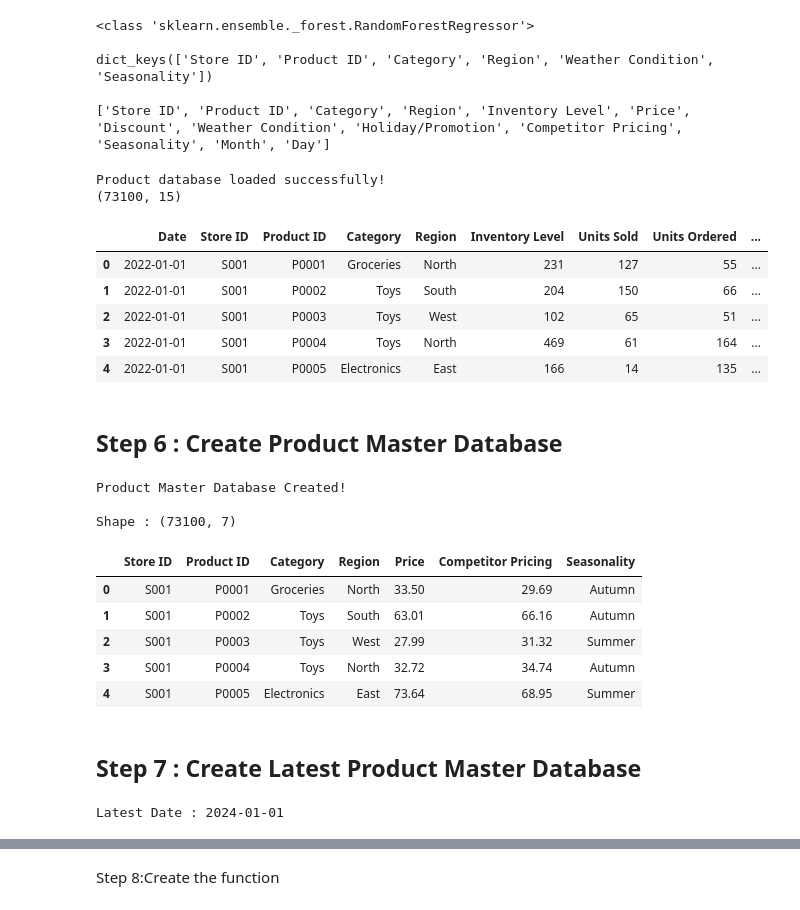
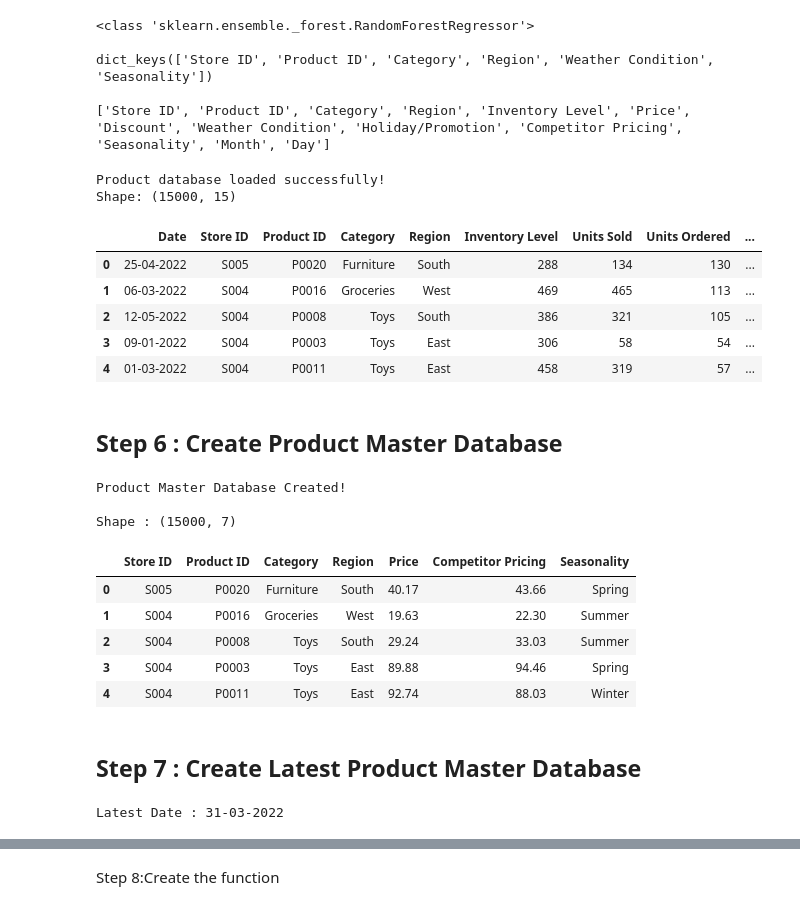
Before and after one commit to kusumamg/AI-Retail-Inventory-Intelligence-System, a Jupyter notebook: Project_files/Notebooks/02_AI_Retail_Inventory_Intelligence_System.ipynb, the cells around one changed output, grey strips where cells are left out. Cells and saved outputs as stored; diff of their text form; code cells hidden in the pictures.

```diff
--- a/Project_files/Notebooks/02_AI_Retail_Inventory_Intelligence_System.ipynb
+++ b/Project_files/Notebooks/02_AI_Retail_Inventory_Intelligence_System.ipynb
@@ -69,28 +72,29 @@ dict_keys(['Store ID', 'Product ID', 'Category', 'Region', 'Weather Condition',
 # %%
 ## Step 5 : Load Product Database
 # %%
-# Load original dataset
+import pandas as pd
 
-dataset_path = "/content/drive/MyDrive/Retail_Inventory_Project/Dataset/archive.zip"
+# Load the dataset
+dataset_path = "../Dataset/retail_inventory_15000.csv"
 
 products_df = pd.read_csv(
     dataset_path,
-    compression="zip"
+    dayfirst=True
 )
 
 print("Product database loaded successfully!")
-print(products_df.shape)
+print("Shape:", products_df.shape)
 
 products_df.head()
 # %% [output]
 Product database loaded successfully!
-(73100, 15)
+Shape: (15000, 15)
 |  | Date | Store ID | Product ID | Category | Region | Inventory Level | Units Sold | Units Ordered | ... |
-| 0 | 2022-01-01 | S001 | P0001 | Groceries | North | 231 | 127 | 55 | ... |
-| 1 | 2022-01-01 | S001 | P0002 | Toys | South | 204 | 150 | 66 | ... |
-| 2 | 2022-01-01 | S001 | P0003 | Toys | West | 102 | 65 | 51 | ... |
-| 3 | 2022-01-01 | S001 | P0004 | Toys | North | 469 | 61 | 164 | ... |
-| 4 | 2022-01-01 | S001 | P0005 | Electronics | East | 166 | 14 | 135 | ... |
+| 0 | 25-04-2022 | S005 | P0020 | Furniture | South | 288 | 134 | 130 | ... |
+| 1 | 06-03-2022 | S004 | P0016 | Groceries | West | 469 | 465 | 113 | ... |
+| 2 | 12-05-2022 | S004 | P0008 | Toys | South | 386 | 321 | 105 | ... |
+| 3 | 09-01-2022 | S004 | P0003 | Toys | East | 306 | 58 | 54 | ... |
+| 4 | 01-03-2022 | S004 | P0011 | Toys | East | 458 | 319 | 57 | ... |
 # %% [markdown]
 ## Step 6 : Create Product Master Database
 # %%
@@ -120,13 +124,13 @@ product_master.head()
 # %% [output]
 Product Master Database Created!
 
-Shape : (73100, 7)
+Shape : (15000, 7)
 |  | Store ID | Product ID | Category | Region | Price | Competitor Pricing | Seasonality |
-| 0 | S001 | P0001 | Groceries | North | 33.50 | 29.69 | Autumn |
-| 1 | S001 | P0002 | Toys | South | 63.01 | 66.16 | Autumn |
-| 2 | S001 | P0003 | Toys | West | 27.99 | 31.32 | Summer |
-| 3 | S001 | P0004 | Toys | North | 32.72 | 34.74 | Autumn |
-| 4 | S001 | P0005 | Electronics | East | 73.64 | 68.95 | Summer |
+| 0 | S005 | P0020 | Furniture | South | 40.17 | 43.66 | Spring |
+| 1 | S004 | P0016 | Groceries | West | 19.63 | 22.30 | Summer |
+| 2 | S004 | P0008 | Toys | South | 29.24 | 33.03 | Summer |
+| 3 | S004 | P0003 | Toys | East | 89.88 | 94.46 | Spring |
+| 4 | S004 | P0011 | Toys | East | 92.74 | 88.03 | Winter |
 # %% [markdown]
 ## Step 7 : Create Latest Product Master Database
 # %%
@@ -137,7 +141,7 @@ latest_date = products_df["Date"].max()
 
 print("Latest Date :", latest_date)
 # %% [output]
-Latest Date : 2024-01-01
+Latest Date : 31-03-2022
 # %%
 # Keep only the latest records
 
```
Also changed, not shown: parts of 13 cells of this notebook, 4 other files.
